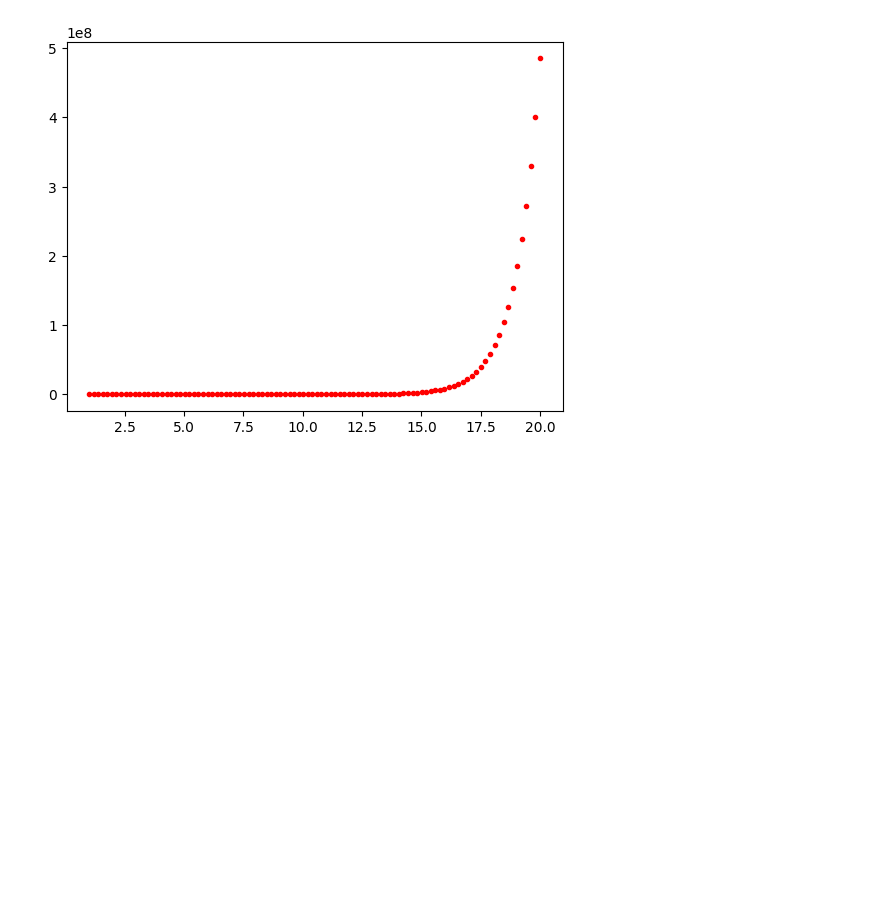
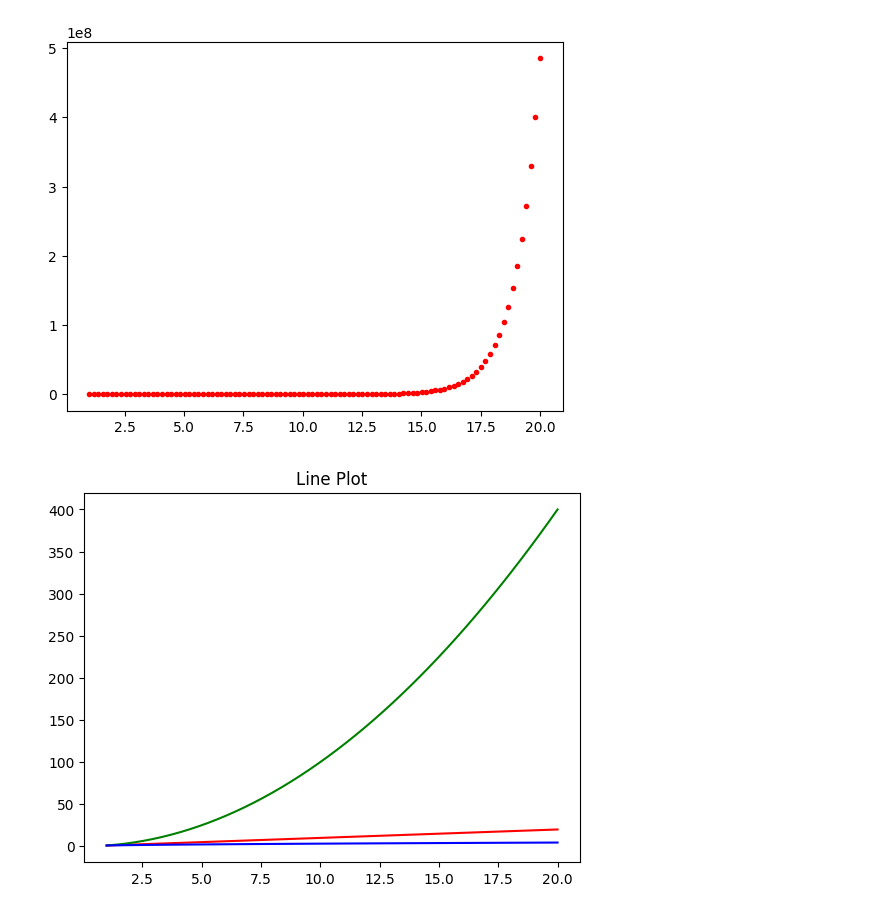
Before and after one commit to rupeshbashyal/Data-analysis, a Jupyter notebook: Matplot/matplot_seaborn.ipynb, the cells around one changed output. Saved outputs shown, nothing was run; the diff lists cells and outputs as text; code cells hidden in the pictures; blank space fills up the shorter version.

```diff
--- a/Matplot/matplot_seaborn.ipynb
+++ b/Matplot/matplot_seaborn.ipynb
@@ -45,3 +45,16 @@ ptl.plot(x,y, 'r.')
 ptl.show()
 # %% [output]
 [figure]
+# %%
+# plotting multiple lines
+
+x= np.linspace(1,20,50)
+a1=x
+a2= np.square(x)
+a3= np.sqrt(x)
+
+ptl.plot(x,a1,'r',x,a2,'g',x,a3,'b') #each line has its own value of x
+ptl.title("Line Plot")
+ptl.show()
+# %% [output]
+[figure, added]
```
Also changed, not shown: parts of 1 cell of this notebook.
